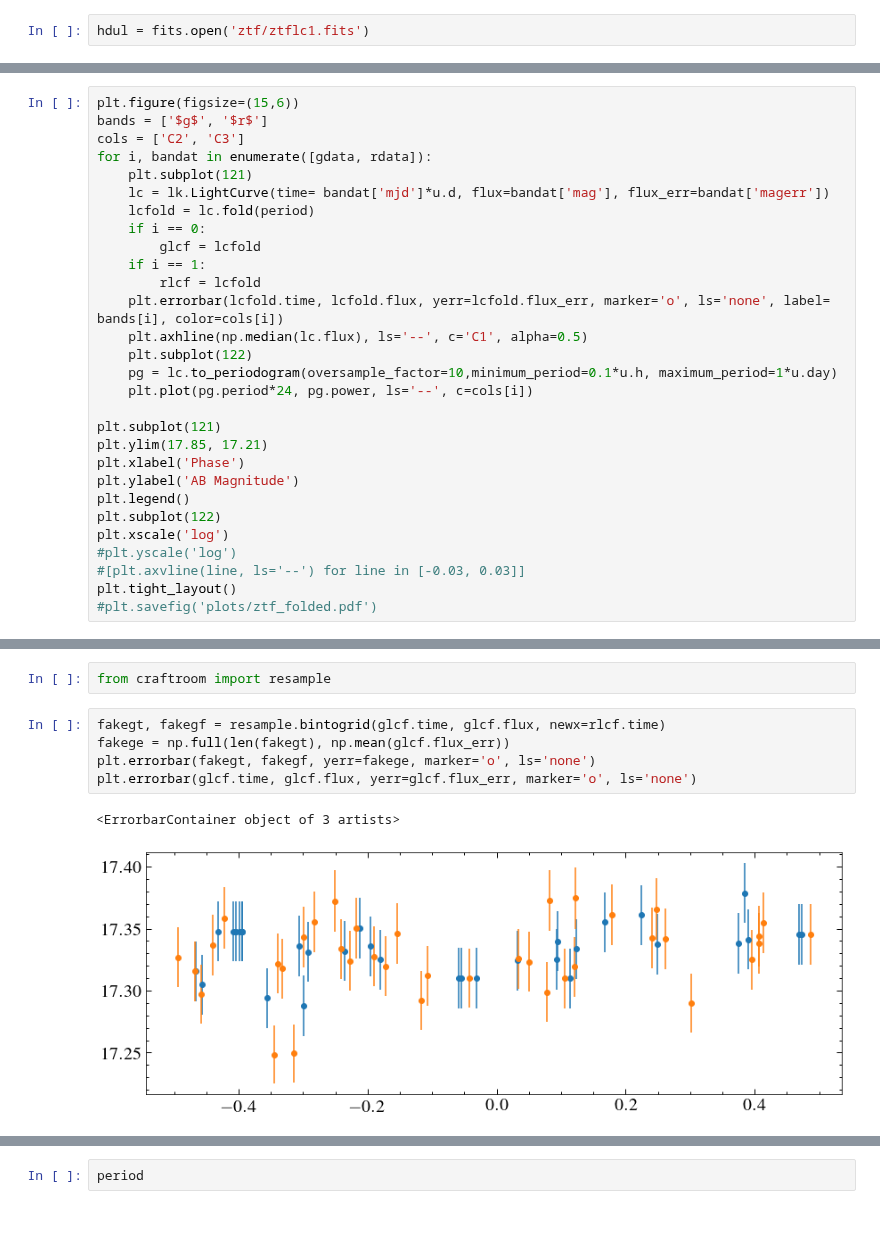
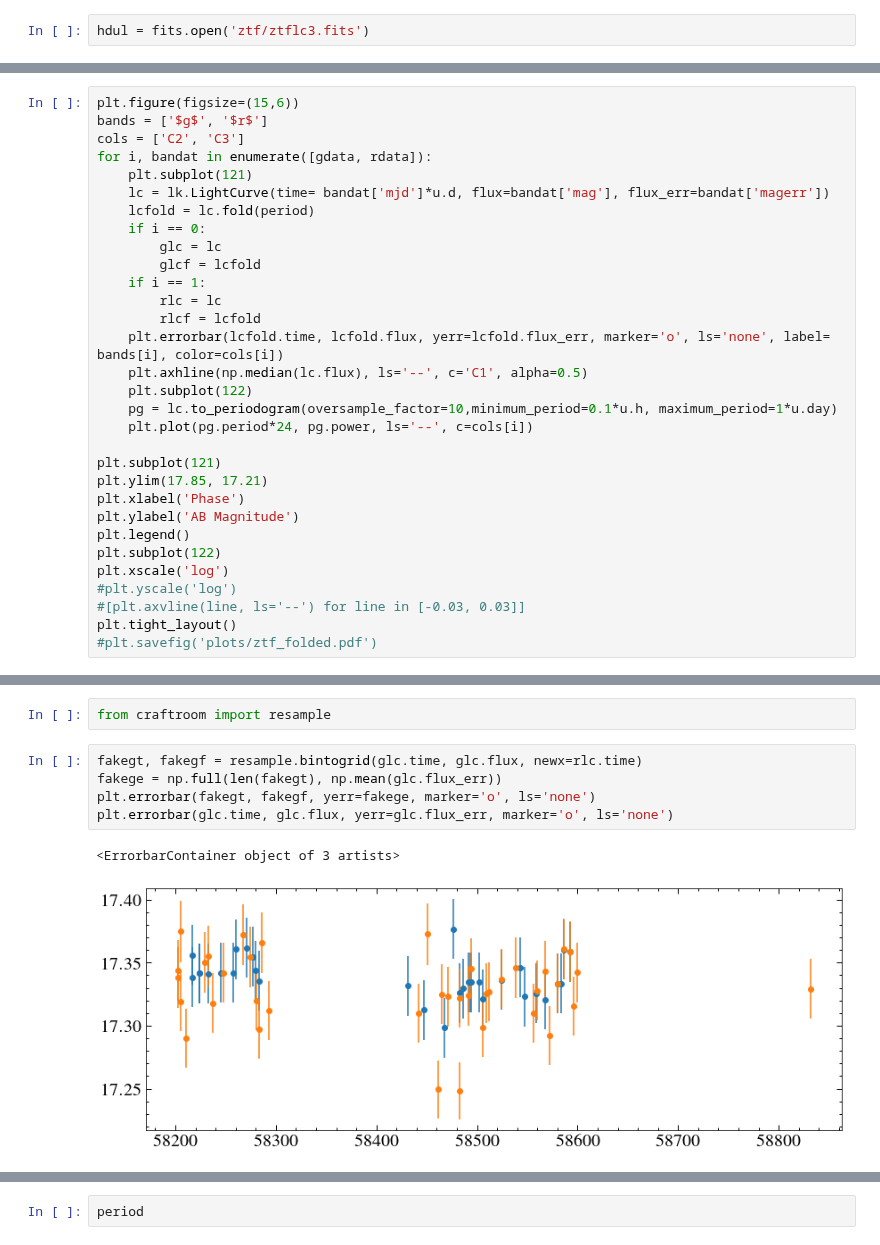
Before and after one commit to davidjwilson/wd-bd, a Jupyter notebook: 1144_ztf.ipynb, the cells around one changed output, grey strips where cells are left out. Saved outputs shown, nothing was run; the diff lists cells and outputs as text.

```diff
--- a/1144_ztf.ipynb
+++ b/1144_ztf.ipynb
@@ -20,7 +20,7 @@ from matplotlib import rcParams
 rcParams["figure.figsize"] = (14, 5)
 rcParams["font.size"] = 20
 # %%
-hdul = fits.open('ztf/ztflc1.fits')
+hdul = fits.open('ztf/ztflc3.fits')
 # %%
 hdul[1].data.names
 # %% [output]
@@ -92,8 +92,10 @@ for i, bandat in enumerate([gdata, rdata]):
     lc = lk.LightCurve(time= bandat['mjd']*u.d, flux=bandat['mag'], flux_err=bandat['magerr'])
     lcfold = lc.fold(period)
     if i == 0:
+        glc = lc
         glcf = lcfold
     if i == 1:
+        rlc = lc
         rlcf = lcfold
     plt.errorbar(lcfold.time, lcfold.flux, yerr=lcfold.flux_err, marker='o', ls='none', label= bands[i], color=cols[i])
     plt.axhline(np.median(lc.flux), ls='--', c='C1', alpha=0.5)
@@ -147,11 +149,11 @@ print(len(glcf.time), len(rlcf.time))
 # %%
 from craftroom import resample
 # %%
-fakegt, fakegf = resample.bintogrid(glcf.time, glcf.flux, newx=rlcf.time)
-fakege = np.full(len(fakegt), np.mean(glcf.flux_err))
+fakegt, fakegf = resample.bintogrid(glc.time, glc.flux, newx=rlc.time)
+fakege = np.full(len(fakegt), np.mean(glc.flux_err))
 plt.errorbar(fakegt, fakegf, yerr=fakege, marker='o', ls='none')
-plt.errorbar(glcf.time, glcf.flux, yerr=glcf.flux_err, marker='o', ls='none')
+plt.errorbar(glc.time, glc.flux, yerr=glc.flux_err, marker='o', ls='none')
 # %% [output]
 <ErrorbarContainer object of 3 artists>
-[figure, old version]
+[figure, new version]
 # %%
```
Also changed, not shown: parts of 6 cells of this notebook, 2 other files.
